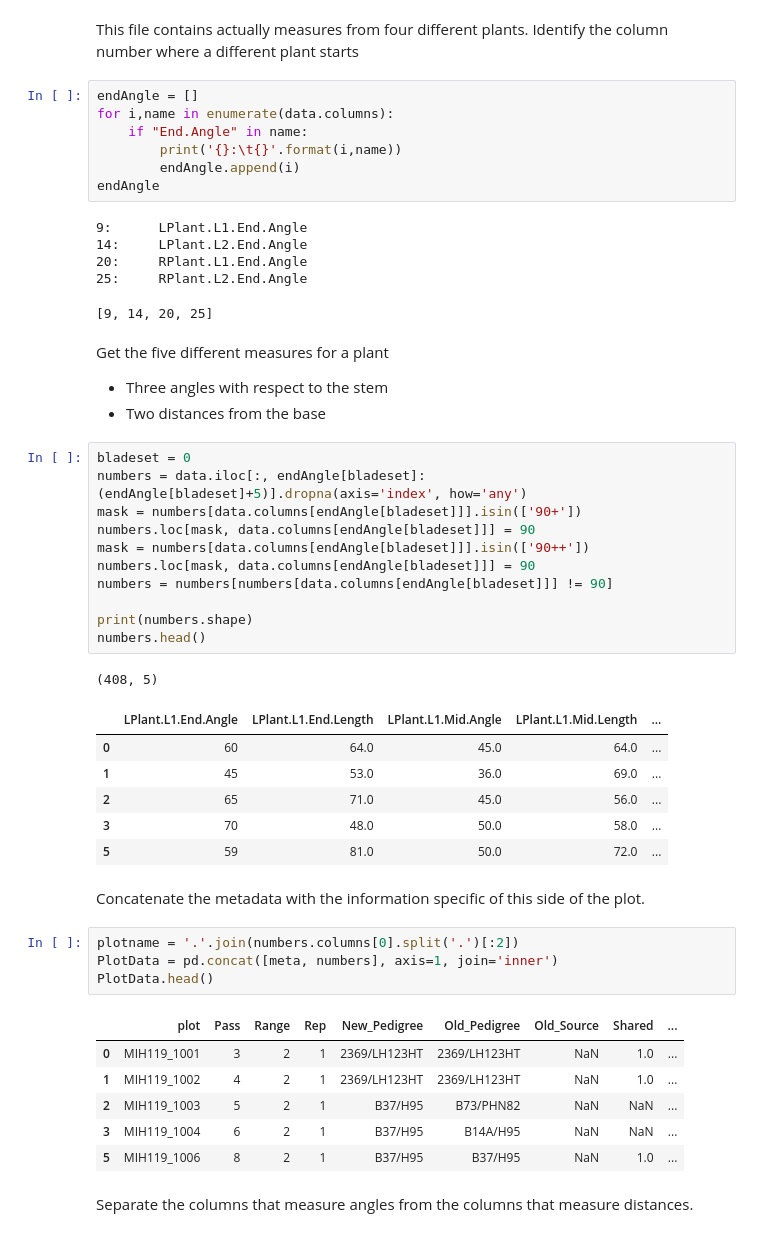
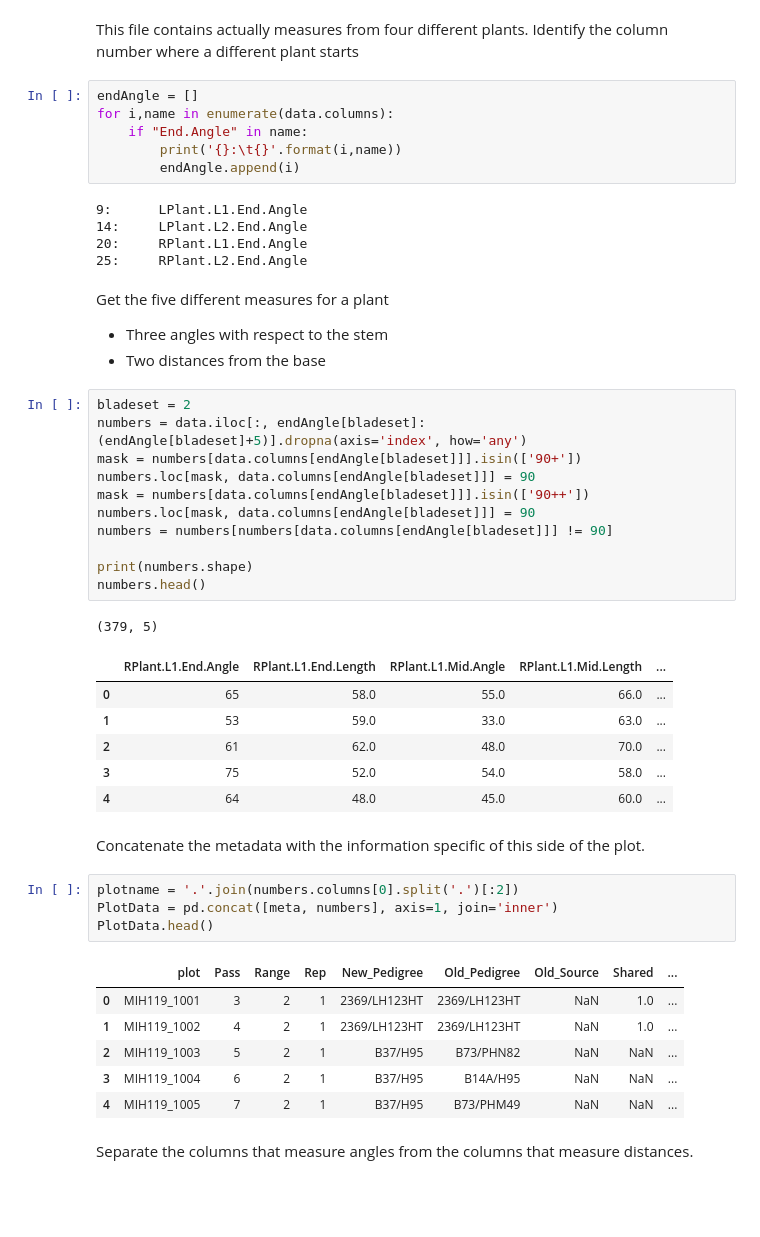
Before and after one commit to amezqui3/synthetic_maize, a Jupyter notebook: code/polynomial_leaf.ipynb, the cells around one changed output. Cells and saved outputs as stored; diff of their text form; blank space fills up the shorter version.

```diff
--- a/code/polynomial_leaf.ipynb
+++ b/code/polynomial_leaf.ipynb
@@ -48,36 +48,34 @@ for i,name in enumerate(data.columns):
     if "End.Angle" in name:
         print('{}:\t{}'.format(i,name))
         endAngle.append(i)
-endAngle
 # %% [output]
 9:      LPlant.L1.End.Angle
 14:     LPlant.L2.End.Angle
 20:     RPlant.L1.End.Angle
 25:     RPlant.L2.End.Angle
-[9, 14, 20, 25]
 # %% [markdown]
 Get the five different measures for a plant
 - Three angles with respect to the stem
 - Two distances from the base
 # %%
-bladeset = 0
+bladeset = 2
 numbers = data.iloc[:, endAngle[bladeset]:(endAngle[bladeset]+5)].dropna(axis='index', how='any')
 mask = numbers[data.columns[endAngle[bladeset]]].isin(['90+'])
 numbers.loc[mask, data.columns[endAngle[bladeset]]] = 90
 mask = numbers[data.columns[endAngle[bladeset]]].isin(['90++'])
 numbers.loc[mask, data.columns[endAngle[bladeset]]] = 90
 numbers = numbers[numbers[data.columns[endAngle[bladeset]]] != 90]
 
 print(numbers.shape)
 numbers.head()
 # %% [output]
-(408, 5)
+(379, 5)
-|  | LPlant.L1.End.Angle | LPlant.L1.End.Length | LPlant.L1.Mid.Angle | LPlant.L1.Mid.Length | ... |
-| 0 | 60 | 64.0 | 45.0 | 64.0 | ... |
-| 1 | 45 | 53.0 | 36.0 | 69.0 | ... |
-| 2 | 65 | 71.0 | 45.0 | 56.0 | ... |
-| 3 | 70 | 48.0 | 50.0 | 58.0 | ... |
-| 5 | 59 | 81.0 | 50.0 | 72.0 | ... |
+|  | RPlant.L1.End.Angle | RPlant.L1.End.Length | RPlant.L1.Mid.Angle | RPlant.L1.Mid.Length | ... |
+| 0 | 65 | 58.0 | 55.0 | 66.0 | ... |
+| 1 | 53 | 59.0 | 33.0 | 63.0 | ... |
+| 2 | 61 | 62.0 | 48.0 | 70.0 | ... |
+| 3 | 75 | 52.0 | 54.0 | 58.0 | ... |
+| 4 | 64 | 48.0 | 45.0 | 60.0 | ... |
 # %% [markdown]
 Concatenate the metadata with the information specific of this side of the plot.
 # %%
@@ -90,7 +88,7 @@ PlotData.head()
 | 1 | MIH119_1002 | 4 | 2 | 1 | 2369/LH123HT | 2369/LH123HT | NaN | 1.0 | ... |
 | 2 | MIH119_1003 | 5 | 2 | 1 | B37/H95 | B73/PHN82 | NaN | NaN | ... |
 | 3 | MIH119_1004 | 6 | 2 | 1 | B37/H95 | B14A/H95 | NaN | NaN | ... |
-| 5 | MIH119_1006 | 8 | 2 | 1 | B37/H95 | B37/H95 | NaN | 1.0 | ... |
+| 4 | MIH119_1005 | 7 | 2 | 1 | B37/H95 | B73/PHM49 | NaN | NaN | ... |
 # %% [markdown]
 Separate the columns that measure angles from the columns that measure distances.
 # %%
```
Also changed, not shown: parts of 6 cells of this notebook, 13 other files.
